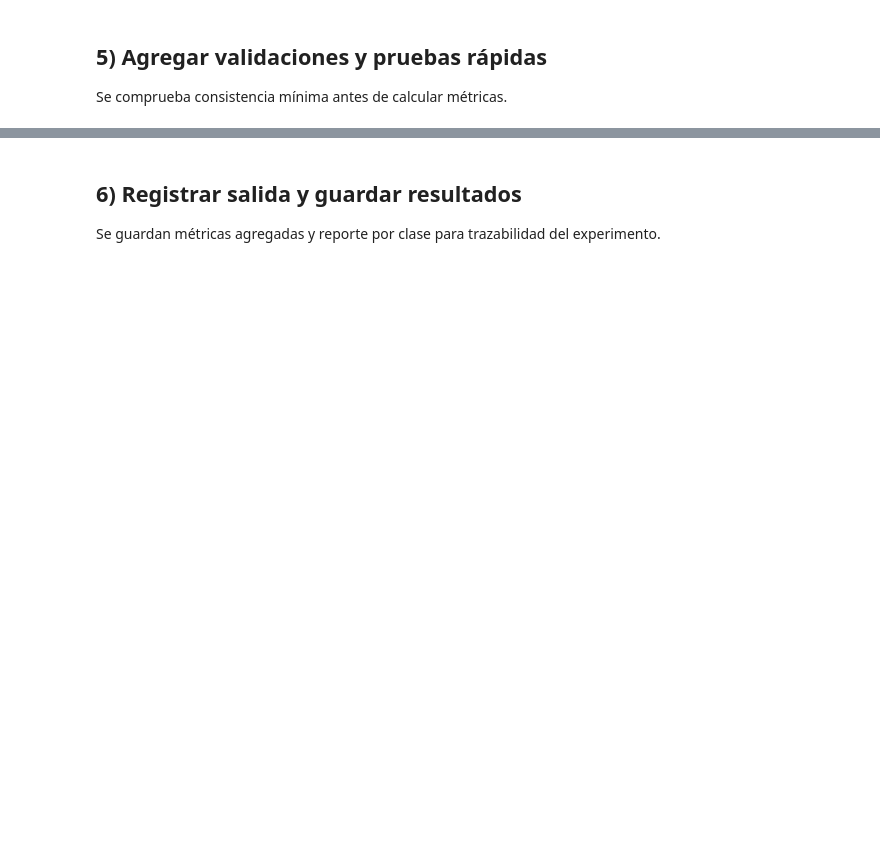
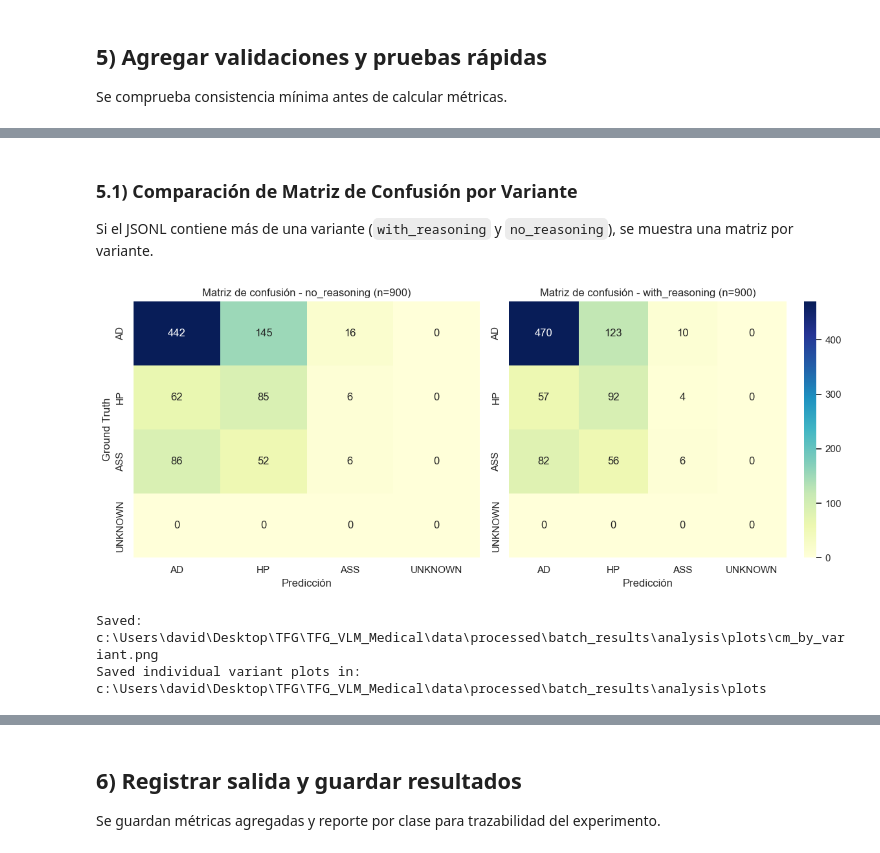
Before and after one commit to NIU1635219/TFG_VLM_Medical, a Jupyter notebook: notebooks/02_zeroshot_analysis.ipynb, the cells around one changed output, grey strips where cells are left out. Cells and saved outputs as stored; diff of their text form; code cells hidden in the pictures; blank space fills up the shorter version.

```diff
--- a/notebooks/02_zeroshot_analysis.ipynb
+++ b/notebooks/02_zeroshot_analysis.ipynb
@@ -216,0 +476,76 @@ plt.show()
+# %% [markdown]
+### 5.1) Comparación de Matriz de Confusión por Variante
+
+Si el JSONL contiene más de una variante (`with_reasoning` y `no_reasoning`), se muestra una matriz por variante.
+# %%
+if "variant" not in eval_df.columns:
+    print("No existe la columna 'variant' en eval_df; no se puede comparar por variante.")
+else:
+    variant_values = [v for v in sorted(eval_df["variant"].dropna().unique()) if str(v).strip()]
+    if len(variant_values) <= 1:
+        print(
+            "Solo hay una variante disponible en este JSONL "
+            f"({variant_values[0] if variant_values else 'N/A'}); no hay comparación por variante."
+        )
+    else:
+        n_variants = len(variant_values)
+        fig, axes = plt.subplots(1, n_variants, figsize=(6 * n_variants, 5), squeeze=False)
+
+        for idx, variant_name in enumerate(variant_values):
+            ax = axes[0, idx]
+            variant_df = eval_df[eval_df["variant"] == variant_name].copy()
+            variant_cm = confusion_matrix(
+                variant_df["ground_truth_cls"],
+                variant_df["predicted_class"],
+                labels=VALID_CLASSES,
+            )
+            sns.heatmap(
+                variant_cm,
+                annot=True,
+                fmt="d",
+                cmap="YlGnBu",
+                xticklabels=VALID_CLASSES,
+                yticklabels=VALID_CLASSES,
+                cbar=(idx == n_variants - 1),
+                ax=ax,
+            )
+            ax.set_title(f"Matriz de confusión - {variant_name} (n={len(variant_df)})")
+            ax.set_xlabel("Predicción")
+            if idx == 0:
+                ax.set_ylabel("Ground Truth")
+            else:
+                ax.set_ylabel("")
+
+            single_variant_plot_path = PLOTS_DIR / f"cm_variant_{to_safe_slug(variant_name)}.png"
+            fig_single, ax_single = plt.subplots(1, 1, figsize=(6, 5))
+            sns.heatmap(
+                variant_cm,
+                annot=True,
+                fmt="d",
+                cmap="YlGnBu",
+                xticklabels=VALID_CLASSES,
+                yticklabels=VALID_CLASSES,
+                cbar=True,
+                ax=ax_single,
+            )
+            ax_single.set_title(f"Matriz de confusión - {variant_name} (n={len(variant_df)})")
+            ax_single.set_xlabel("Predicción")
+            ax_single.set_ylabel("Ground Truth")
+            fig_single.tight_layout()
+            fig_single.savefig(single_variant_plot_path, dpi=140, bbox_inches="tight")
+            if single_variant_plot_path not in generated_plot_paths:
+                generated_plot_paths.append(single_variant_plot_path)
+            plt.close(fig_single)
+
+        plt.tight_layout()
+        by_variant_plot_path = PLOTS_DIR / "cm_by_variant.png"
+        plt.savefig(by_variant_plot_path, dpi=140, bbox_inches="tight")
+        if by_variant_plot_path not in generated_plot_paths:
+            generated_plot_paths.append(by_variant_plot_path)
+        plt.show()
+        print(f"Saved: {by_variant_plot_path}")
+        print(f"Saved individual variant plots in: {PLOTS_DIR}")
+# %% [output]
+[figure, added]
+Saved: c:\Users\david\Desktop\TFG\TFG_VLM_Medical\data\processed\batch_results\analysis\plots\cm_by_variant.png
+Saved individual variant plots in: c:\Users\david\Desktop\TFG\TFG_VLM_Medical\data\processed\batch_results\analysis\plots
```
Also changed, not shown: parts of 14 cells of this notebook, 13 other files.
